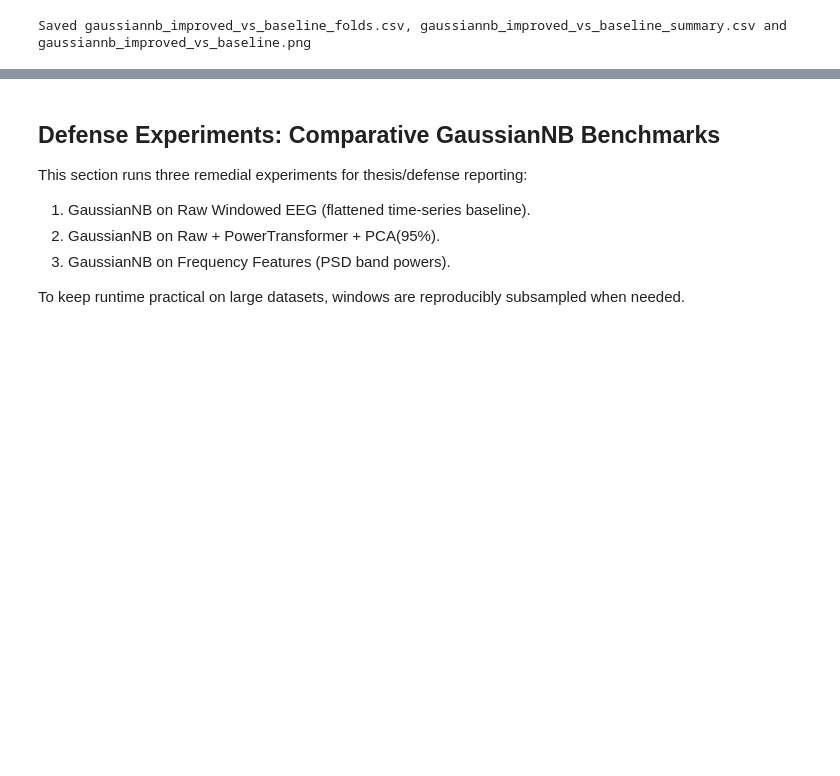
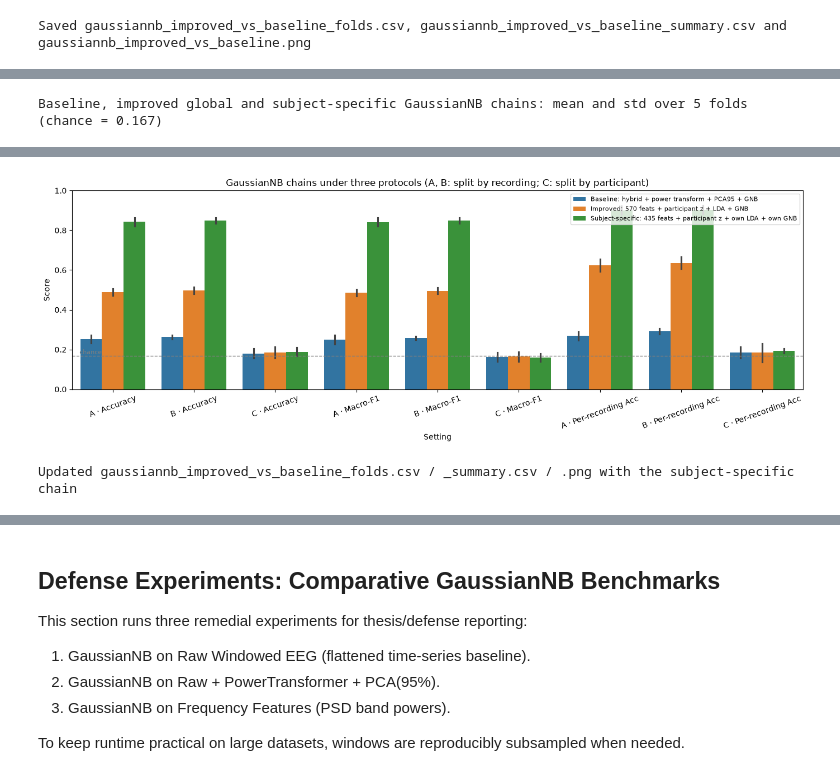
Before and after one commit to Avanznow/Tellekynezix, a Jupyter notebook: prediction-gaussiannb/pytorch/GaussianNB_EEG_Classification_Notebook (Copy 1).ipynb, the cells around one changed output, grey strips where cells are left out. Saved outputs shown, nothing was run; the diff lists cells and outputs as text; code cells hidden in the pictures; blank space fills up the shorter version.

```diff
--- a/prediction-gaussiannb/pytorch/GaussianNB_EEG_Classification_Notebook (Copy 1).ipynb
+++ b/prediction-gaussiannb/pytorch/GaussianNB_EEG_Classification_Notebook (Copy 1).ipynb
@@ -914,0 +1097,44 @@ Saved gaussiannb_improved_vs_baseline_folds.csv, gaussiannb_improved_vs_baseline
+# %%
+# Subject-specific chain under the three protocols of the comparison above (A, B: split by recording; C: by participant)
+def _subject_chain(Xtr, ytr, ptr, Xte, pte):
+    sc = ParticipantScaler().fit(Xtr, ptr)
+    m = SubjectSpecificGaussianNB(n_components=5, shrinkage="auto", min_windows=SUBJ_MIN_WINDOWS).fit(sc.transform(Xtr, ptr), ytr, ptr)
+    return m.predict_log_proba(sc.transform(Xte, pte), pte)
+
+subj_chain_name = "Subject-specific: 435 feats + participant z + own LDA + own GNB"
+eval_rows = [r for r in eval_rows if r["Chain"] != subj_chain_name]
+for proto_name, proto_folds in PROTOCOLS.items():
+    for k, (tr, te) in enumerate(proto_folds):
+        logp = _subject_chain(X_subj[tr], y[tr], parts[tr], X_subj[te], parts[te])
+        pred = logp.argmax(axis=1)
+        ctx_pred = _context_logp(logp, files_eval[te]).argmax(axis=1)
+        y_rec, pred_rec = _recording_decisions(logp, files_eval[te], y[te])
+        eval_rows.append({"Protocol": proto_name, "Chain": subj_chain_name, "Fold": k + 1,
+                          "Accuracy": accuracy_score(y[te], pred), "Macro-F1": f1_score(y[te], pred, average="macro", zero_division=0),
+                          "Balanced Acc": balanced_accuracy_score(y[te], pred), "Context-5 Acc": accuracy_score(y[te], ctx_pred),
+                          "Per-recording Acc": accuracy_score(y_rec, pred_rec), "n_test": len(te), "n_recordings_test": len(y_rec)})
+eval_df = pd.DataFrame(eval_rows)
+eval_summary = eval_df.groupby(["Protocol", "Chain"], sort=False)[metric_cols].agg(["mean", "std"])
+eval_summary.columns = [f"{m} {s}" for m, s in eval_summary.columns]
+display(eval_summary.style.format("{:.4f}")
+        .set_caption("Baseline, improved global and subject-specific GaussianNB chains: mean and std over 5 folds (chance = 0.167)"))
+eval_df.to_csv(pathlib.Path(model_path).with_name("gaussiannb_improved_vs_baseline_folds.csv"), index=False)
+eval_summary.to_csv(pathlib.Path(model_path).with_name("gaussiannb_improved_vs_baseline_summary.csv"))
+
+plot_eval = eval_df.melt(id_vars=["Protocol", "Chain", "Fold"], value_vars=["Accuracy", "Macro-F1", "Per-recording Acc"],
+                         var_name="Metric", value_name="Score")
+plot_eval["Setting"] = plot_eval["Protocol"].str.slice(0, 1) + " · " + plot_eval["Metric"]
+fig, ax = plt.subplots(figsize=(14, 5))
+sns.barplot(data=plot_eval, x="Setting", y="Score", hue="Chain", errorbar="sd", ax=ax)
+ax.axhline(1 / 6, color="gray", linestyle="--", linewidth=1)
+ax.text(0.01, 1 / 6 + 0.01, "chance", color="gray", fontsize=8, transform=ax.get_yaxis_transform())
+ax.set_ylim(0, 1)
+ax.set_title("GaussianNB chains under three protocols (A, B: split by recording; C: split by participant)")
+ax.tick_params(axis="x", rotation=20)
+ax.legend(fontsize=8, loc="upper right")
+plt.tight_layout()
+plt.savefig(pathlib.Path(model_path).with_name("gaussiannb_improved_vs_baseline.png"), dpi=120, bbox_inches="tight")
+plt.show()
+print("Updated gaussiannb_improved_vs_baseline_folds.csv / _summary.csv / .png with the subject-specific chain")
+# %% [output]
+Baseline, improved global and subject-specific GaussianNB chains: mean and std over 5 folds (chance = 0.167)
@@ -914,0 +1152,2 @@ Saved gaussiannb_improved_vs_baseline_folds.csv, gaussiannb_improved_vs_baseline
+[figure, added]
+Updated gaussiannb_improved_vs_baseline_folds.csv / _summary.csv / .png with the subject-specific chain
```
Also changed, not shown: parts of 12 cells of this notebook, 17 other files.
